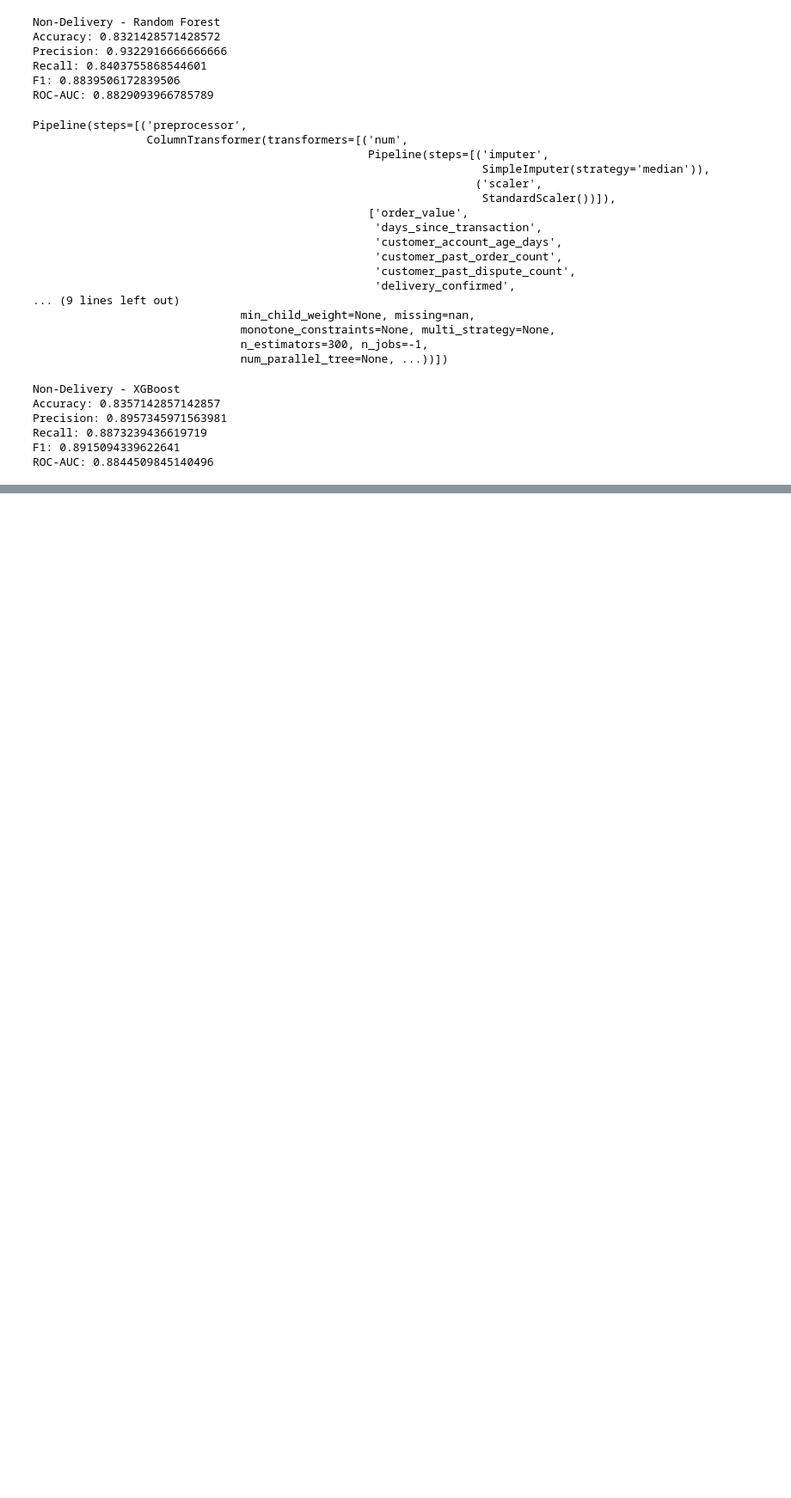
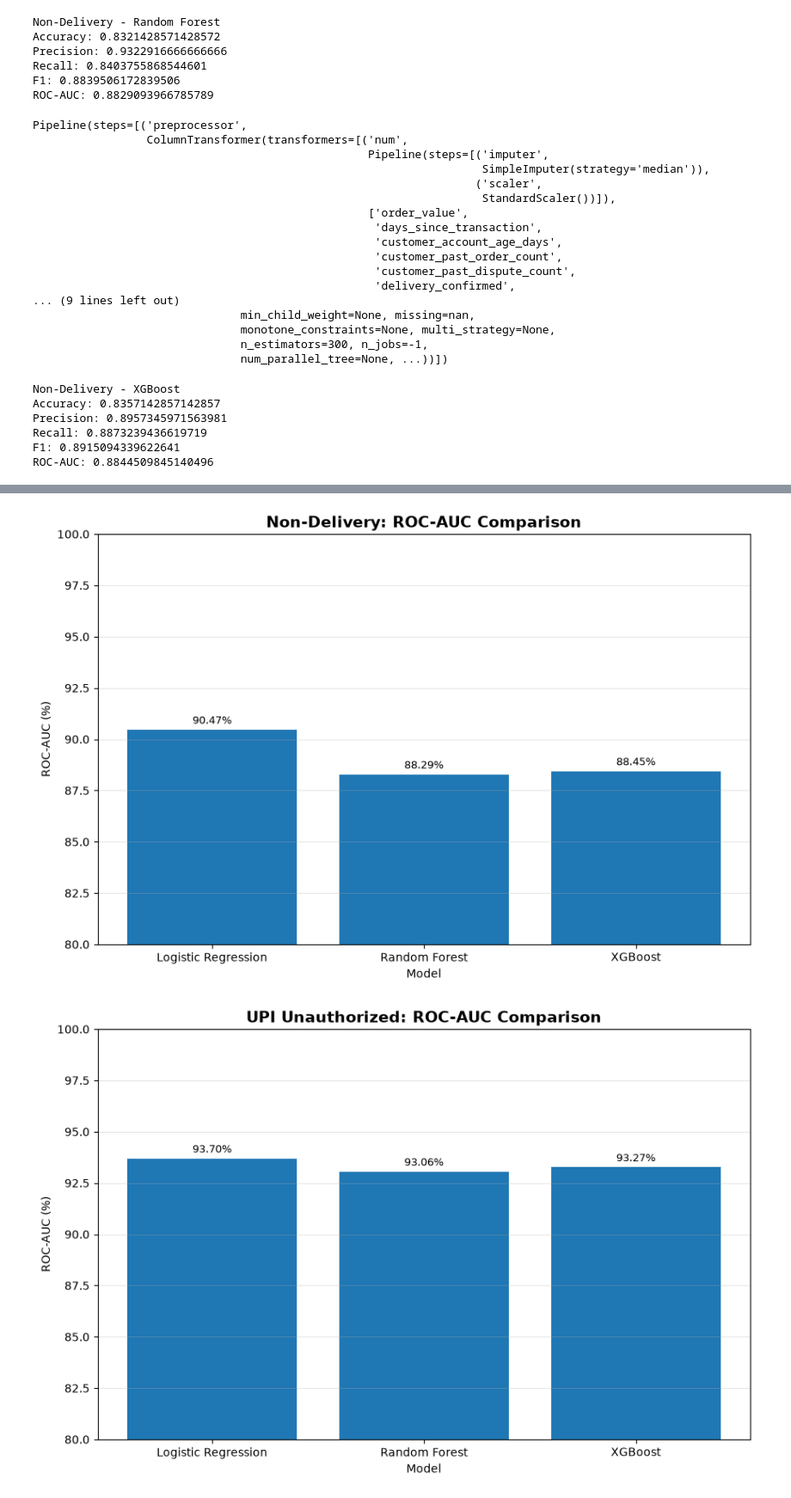
Before and after one commit to sneharawool24/RebuttalAI, a Jupyter notebook: ML/model_comparison.ipynb, the cells around one changed output, grey strips where cells are left out. Shown at 86% size. Drawn from its saved outputs; the diff is of its cells as text; code cells hidden in the pictures; blank space fills up the shorter version.

```diff
--- a/ML/model_comparison.ipynb
+++ b/ML/model_comparison.ipynb
@@ -872,0 +994,57 @@ ROC-AUC: 0.8844509845140496
+# %%
+# ROC-AUC comparison
+
+roc_auc_results = {
+    "Non-Delivery": {
+        "Logistic Regression": 90.47,
+        "Random Forest": 88.29,
+        "XGBoost": 88.45
+    },
+
+    "UPI Unauthorized": {
+        "Logistic Regression": 93.70,
+        "Random Forest": 93.06,
+        "XGBoost": 93.27
+    },
+
+    "Netbanking Unauthorized": {
+        "Logistic Regression": 90.87,
+        "Random Forest": 91.09,
+        "XGBoost": 90.73
+    }
+}
+
+for dispute_type, model_results in roc_auc_results.items():
+
+    models = list(model_results.keys())
+    scores = list(model_results.values())
+
+    plt.figure(figsize=(9, 6))
+
+    bars = plt.bar(models, scores)
+
+    plt.title(
+        f"{dispute_type}: ROC-AUC Comparison",
+        fontsize=14,
+        fontweight="bold"
+    )
+
+    plt.xlabel("Model")
+    plt.ylabel("ROC-AUC (%)")
+    plt.ylim(80, 100)
+
+    # Add values above bars
+    plt.bar_label(
+        bars,
+        fmt="%.2f%%",
+        padding=3,
+        fontsize=9
+    )
+
+    plt.grid(axis="y", alpha=0.3)
+
+    plt.tight_layout()
+    plt.show()
+# %% [output]
+[figure, added]
+[figure, added]
```
Also changed, not shown: parts of 9 cells of this notebook, 1 other file.
